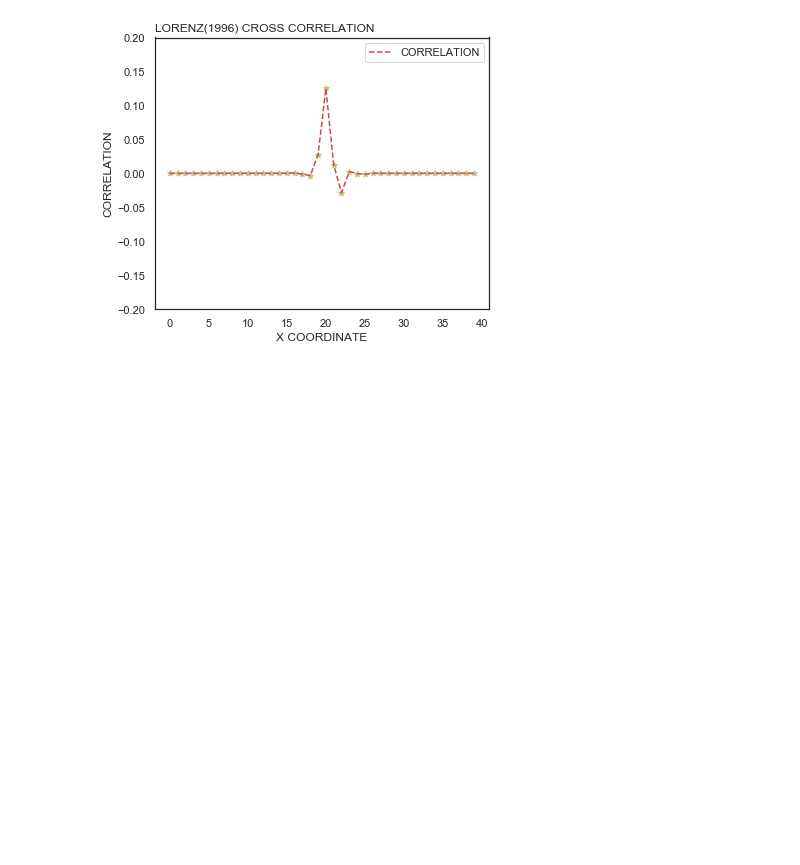
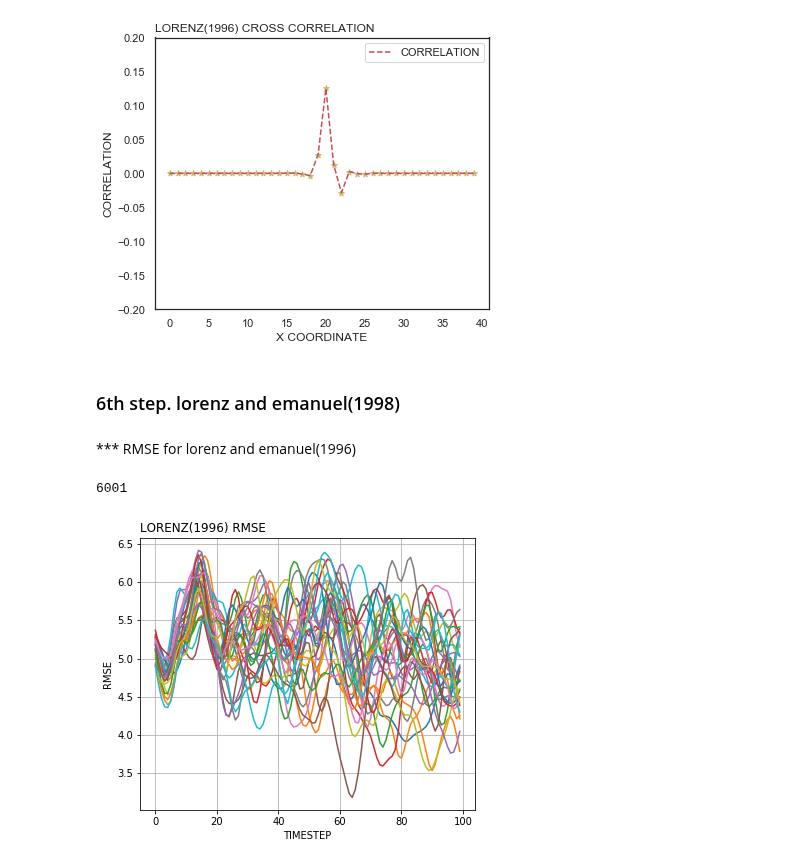
Before and after one commit to Toyo-Daichi/DA_basic, a Jupyter notebook: exp_view.ipynb, the cells around one changed output. Cells and saved outputs as stored; diff of their text form; code cells hidden in the pictures; blank space fills up the shorter version.

Commit message:
test: lorenz_and_emanuel_exp

```diff
--- a/exp_view.ipynb
+++ b/exp_view.ipynb
@@ -528,3 +522,5 @@ cross_corrdraw.legend(loc='upper right')
 # %% [output]
 <matplotlib.legend.Legend at 0x...>
 [figure]
+# %% [markdown]
+### 6th step. lorenz and emanuel(1998)
@@ -530,0 +529,23 @@ cross_corrdraw.legend(loc='upper right')
+# %%
+indir = '/Users/toyo/Terminal/DA_basic/output/lorenz96_and_emanuel_exp/'
+true_path = indir + 'normal_true_score_40ndim.csv'
+obs_path = indir + 'normal_obs_score_40ndim.csv'
+anl_pathlist =[]
+anl_pathlist = glob.glob(indir + '/normal_EnKF10m_anl_score_40ndim_alpha_*d0_shchur_prm*.csv')
+# %%
+true_data = csv2list(true_path).reshape(6001, 40)
+obs_data = csv2list(obs_path).reshape(6000, 40)
+# %%
+data = []
+for ifile in anl_pathlist:
+    anl_score = csv2list(ifile).reshape(6001,40)
+    data.append(anl_score)
+# %%
+rmse_anl_list = [[]* i for i in range(100)]
+
+for _file in range(len(data)):
+    for _it in range(6001):
+        _rmse = rmse(true_data[_it], data[_file][_it])
+        rmse_anl_list[_file].append(_rmse)
+# %% [markdown]
+*** RMSE for lorenz and emanuel(1996)
@@ -530,0 +557,22 @@ cross_corrdraw.legend(loc='upper right')
+# %%
+len(rmse_anl_list[0])
+# %% [output]
+6001
+# %%
+fig, ax = plt.subplots(figsize=(6, 5))
+
+# set parm
+time_list = np.arange(6001)
+time_length = 100
+
+rmse_draw = ax
+#for _file in range(len(data)):
+for _file in range(30):
+    rmse_draw.plot(time_list[0:time_length], rmse_anl_list[_file][0:time_length])
+
+rmse_draw.set_xlabel('TIMESTEP')
+rmse_draw.set_ylabel('RMSE')
+rmse_draw.set_title('LORENZ(1996) RMSE', loc='left')
+rmse_draw.grid()
+# %% [output]
+[figure, added]
```
Also changed, not shown: parts of 10 cells of this notebook, 2 other files.
